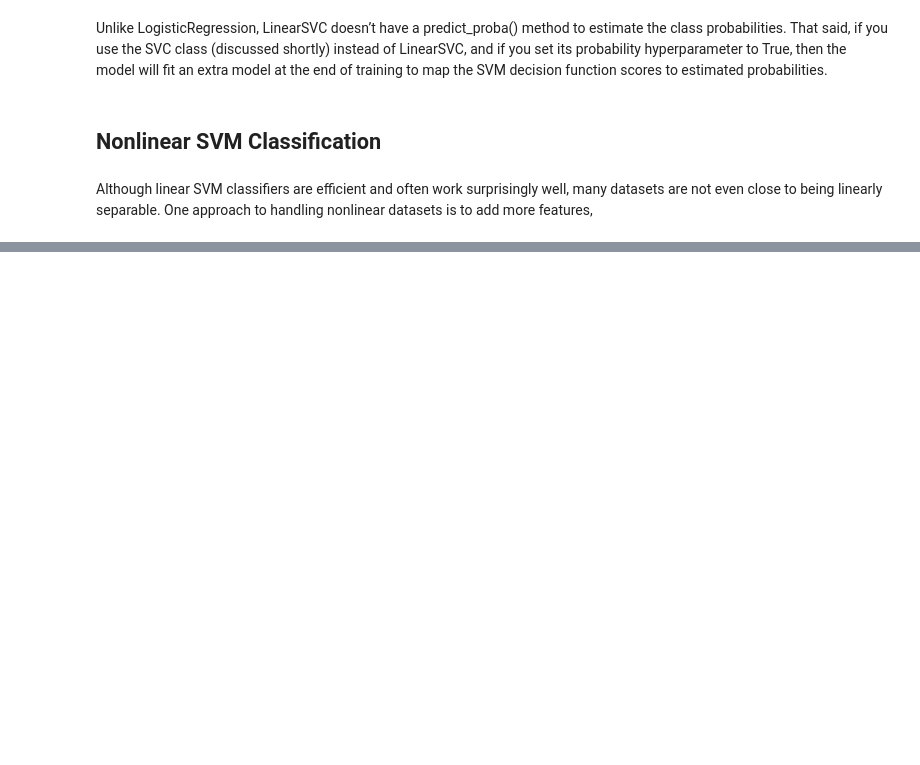
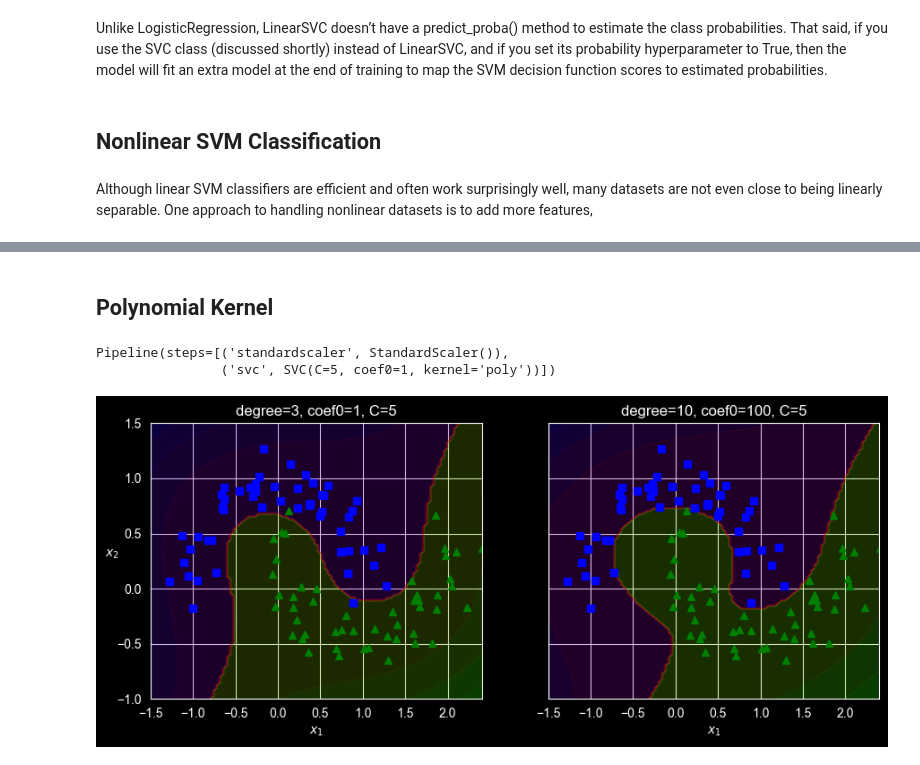
Before and after one commit to Harsh-Prajapati54/ML-Projects, a Jupyter notebook: Notebooks/Support_Vector_Machine.ipynb, the cells around one changed output, grey strips where cells are left out. Drawn from its saved outputs; the diff is of its cells as text; code cells hidden in the pictures; blank space fills up the shorter version.

```diff
--- a/Notebooks/Support_Vector_Machine.ipynb
+++ b/Notebooks/Support_Vector_Machine.ipynb
@@ -147,0 +191,33 @@ approach to handling nonlinear datasets is to add more features,
+# %% [markdown]
+## Polynomial Kernel
+# %%
+from sklearn.svm import SVC
+poly_kernel_svm_clf = make_pipeline(StandardScaler(),
+SVC(kernel="poly", degree=3, coef0=1, C=5))
+poly_kernel_svm_clf.fit(X, y)
+# %% [output]
+Pipeline(steps=[('standardscaler', StandardScaler()),
+                ('svc', SVC(C=5, coef0=1, kernel='poly'))])
+# %%
+poly100_kernel_svm_clf = make_pipeline(
+    StandardScaler(),
+    SVC(kernel="poly", degree=10, coef0=100, C=5)
+)
+poly100_kernel_svm_clf.fit(X, y)
+
+fig, axes = plt.subplots(ncols=2, figsize=(10.5, 4), sharey=True)
+
+plt.sca(axes[0])
+plot_predictions(poly_kernel_svm_clf, [-1.5, 2.45, -1, 1.5])
+plot_dataset(X, y, [-1.5, 2.4, -1, 1.5])
+plt.title("degree=3, coef0=1, C=5")
+
+plt.sca(axes[1])
+plot_predictions(poly100_kernel_svm_clf, [-1.5, 2.45, -1, 1.5])
+plot_dataset(X, y, [-1.5, 2.4, -1, 1.5])
+plt.title("degree=10, coef0=100, C=5")
+plt.ylabel("")
+
+plt.show()
+# %% [output]
+[figure, added]
```
Also changed, not shown: parts of 3 cells of this notebook, 1 other file.
